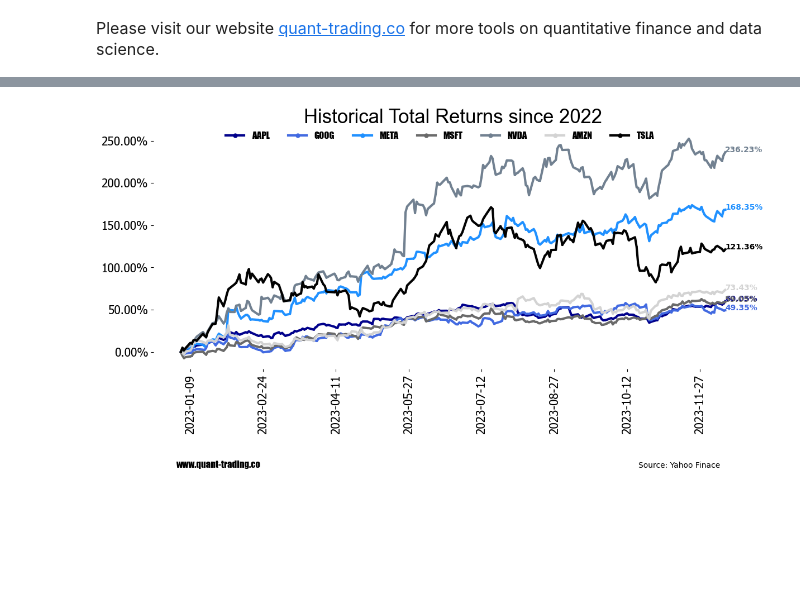
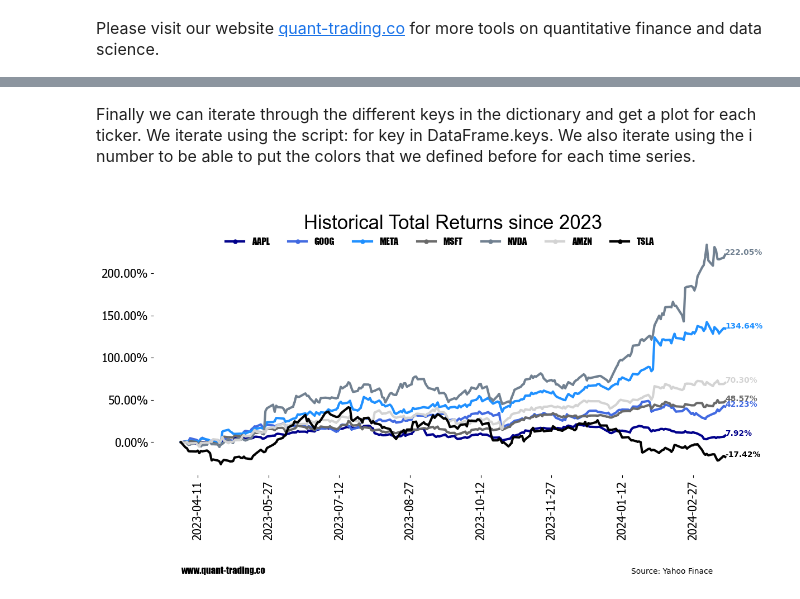
Before and after one commit to Quant-TradingCO/Data_Visualization, a Jupyter notebook: TOTAL_RETURN_CHART_MULTIPLE_ASSETS.ipynb, the cells around one changed output, grey strips where cells are left out. Saved outputs shown, nothing was run; the diff lists cells and outputs as text; code cells hidden in the pictures; blank space fills up the shorter version.

```diff
--- a/TOTAL_RETURN_CHART_MULTIPLE_ASSETS.ipynb
+++ b/TOTAL_RETURN_CHART_MULTIPLE_ASSETS.ipynb
@@ -23,13 +35,17 @@ from  matplotlib.colors import LinearSegmentedColormap
 # %%
 #DATES
-start = datetime.datetime(2022, 12, 31)
-end = datetime.datetime(2023, 12, 31)
+start = datetime.datetime(2023, 3, 31)
+end = datetime.datetime(2024, 3, 31)
 timeframe = end - start
 start_year = start.year
 
 #ASSETS
 #Magnificent 7 stocks
-tickers = ['AAPL','GOOG','META','MSFT','NVDA','AMZN','TSLA']
+tickers = ['AAPL','GOOG','META','MSFT','NVDA','AMZN','TSLA']   #This is a list of 7 stocks. The number is a parameter you can define
 
 #COLORS
-my_colors = ['darkblue','royalblue','dodgerblue','dimgrey','slategrey','lightgrey','black']
+my_colors = ['darkblue','royalblue','dodgerblue','dimgrey','slategrey','lightgrey','black'] #We will have the same number of elements
+
+#Y-AXIS MAX AND MIN VALUES  (we will iterate later no modify these numbers)
+min_value = 0
+max_value = 0
@@ -64,40 +181,44 @@ my_range = abs(min_value - max_value)
+# %% [markdown]
+<font size="3"> Finally we can iterate through the different keys in the dictionary and get a plot for each ticker. We iterate using the script: for key in DataFrame.keys. We also iterate using the i number to be able to put the colors that we defined before for each time series.
+<br><br>
 # %%
 #CREATE CHART
 
 font = font_manager.FontProperties(family='Impact',weight='bold', style='normal', size=12)
 tick_spacing = np.round(timeframe.days/8,0)
 i = 0
 
 fig = plt.figure()
 
 ax = fig.add_subplot(1,1,1)
+
 for key in DataFrameDict.keys():
     my_color = my_colors[i]
     ax.plot(DataFrameDict[key]['Date'],DataFrameDict[key]['cum_ret']*100,marker='o', linestyle='solid',linewidth=3,color=my_color,label=key,alpha=0.99,markersize=1)
     ax.text(DataFrameDict[key]['Date'].iloc[-1], DataFrameDict[key]['cum_ret'].iloc[-1]*100,'{0:.2%}'.format(DataFrameDict[key]['cum_ret'].iloc[-1]) , color=my_color, fontsize=10,weight='bold')
     i = i + 1
-ax.xaxis.set_major_locator(ticker.MultipleLocator(tick_spacing))
+
+    ax.xaxis.set_major_locator(ticker.MultipleLocator(tick_spacing))
 ax.legend(frameon=False,prop=font,loc=1, bbox_to_anchor=(0.85, 1.02),ncol=10,markerscale=5)
 plt.xticks(rotation=90)
 plt.yticks(fontname = "Tahoma",fontsize=15)
 plt.xticks(fontname = "Tahoma",fontsize=15)
-ax.title.set_fontfamily('arial')
+# ax.title.set_fontfamily('arial')
 ax.axis([None, None, None, None])
-# vals = ax.get_yticks()
 ax.yaxis.set_major_formatter(FormatStrFormatter('%2.2f%%'))
 plt.title("Historical Total Returns since " + str(start_year), size=25, family='Arial')
 plt.box(on=None)
 
 ax.set_facecolor('white')
 
 ax.text(start, (min_value-my_range/2)*100,'www.quant-trading.co' , color='black', fontsize=12,family='Impact')
 ax.text(end - timeframe*0.2, (min_value-my_range/2)*100,'Source: Yahoo Finace' , color='black', fontsize=10)
 
 plt.subplots_adjust(bottom=0.1, right=1.8, top=1.0)
 
 plt.show()
 # %% [output]
-[figure, old version]
+[figure, new version]
 # %% [markdown]
 If this content is helpful and you want to make a donation please click on the button
 
```
Also changed, not shown: parts of 17 cells of this notebook.
